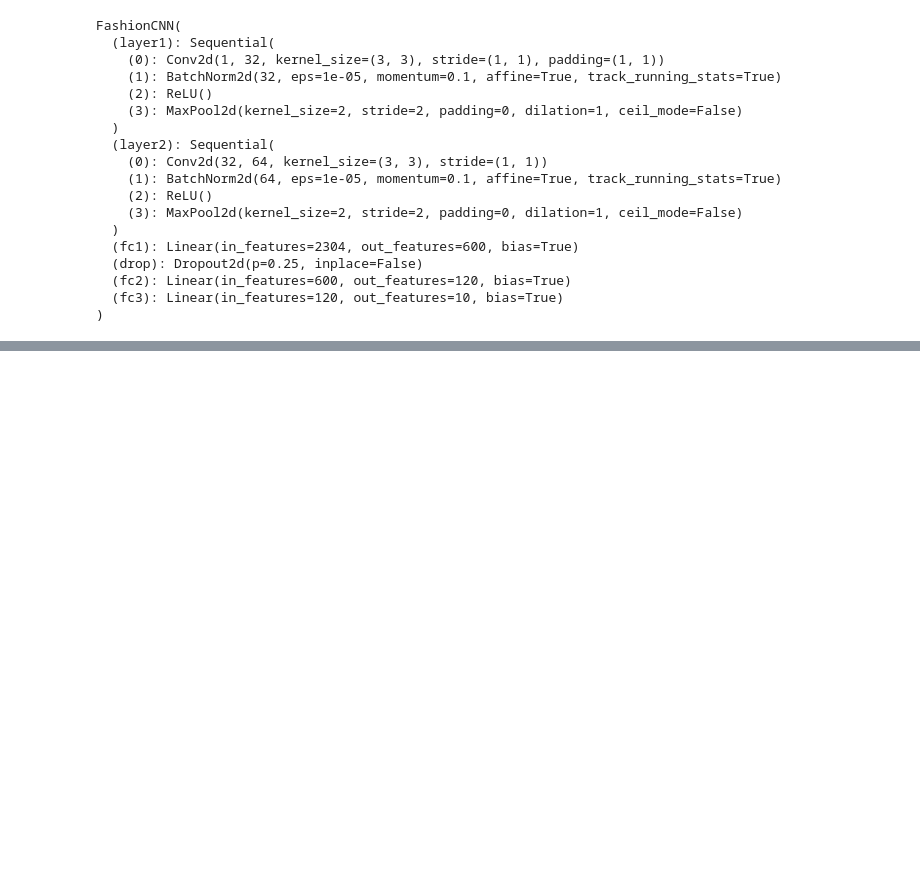
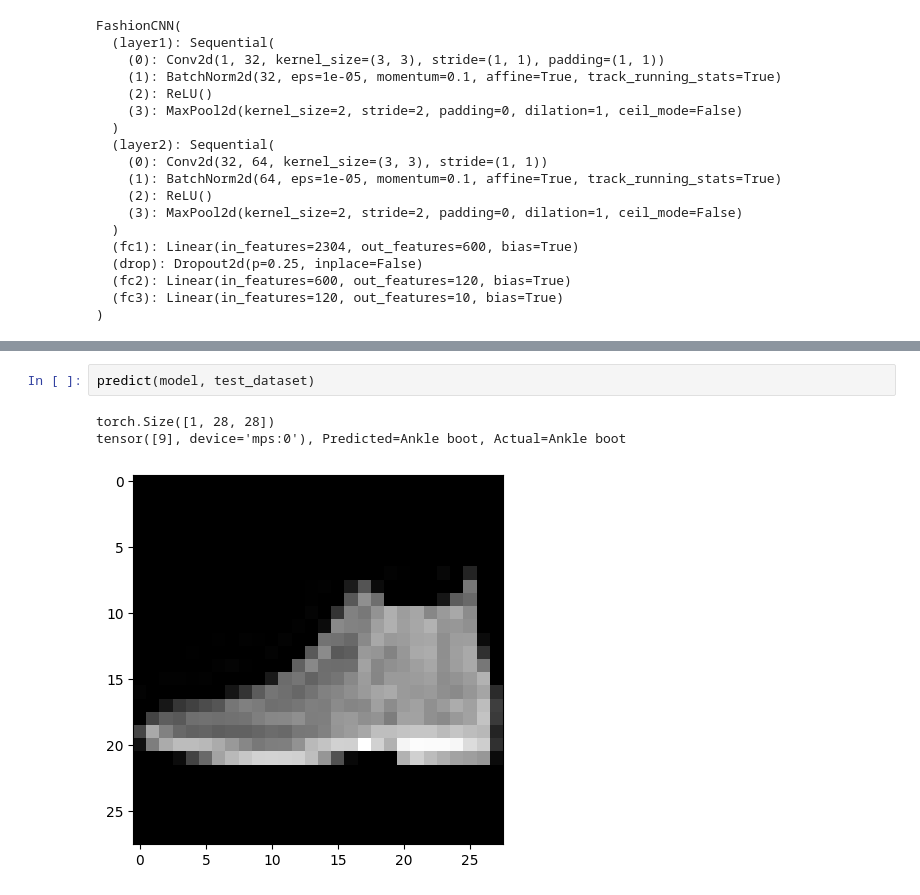
Before and after one commit to mehrshadshams/deeplearningnotebooks, a Jupyter notebook: 02-Vision/Fashion_MNIST.ipynb, the cells around one changed output, grey strips where cells are left out. Cells and saved outputs as stored; diff of their text form; blank space fills up the shorter version.

```diff
--- a/02-Vision/Fashion_MNIST.ipynb
+++ b/02-Vision/Fashion_MNIST.ipynb
@@ -196,0 +225,6 @@ plt.show()
+# %%
+predict(model, test_dataset)
+# %% [output]
+torch.Size([1, 28, 28])
+tensor([9], device='mps:0'), Predicted=Ankle boot, Actual=Ankle boot
+[figure, added]
```
Also changed, not shown: parts of 8 cells of this notebook, 5 other files.
